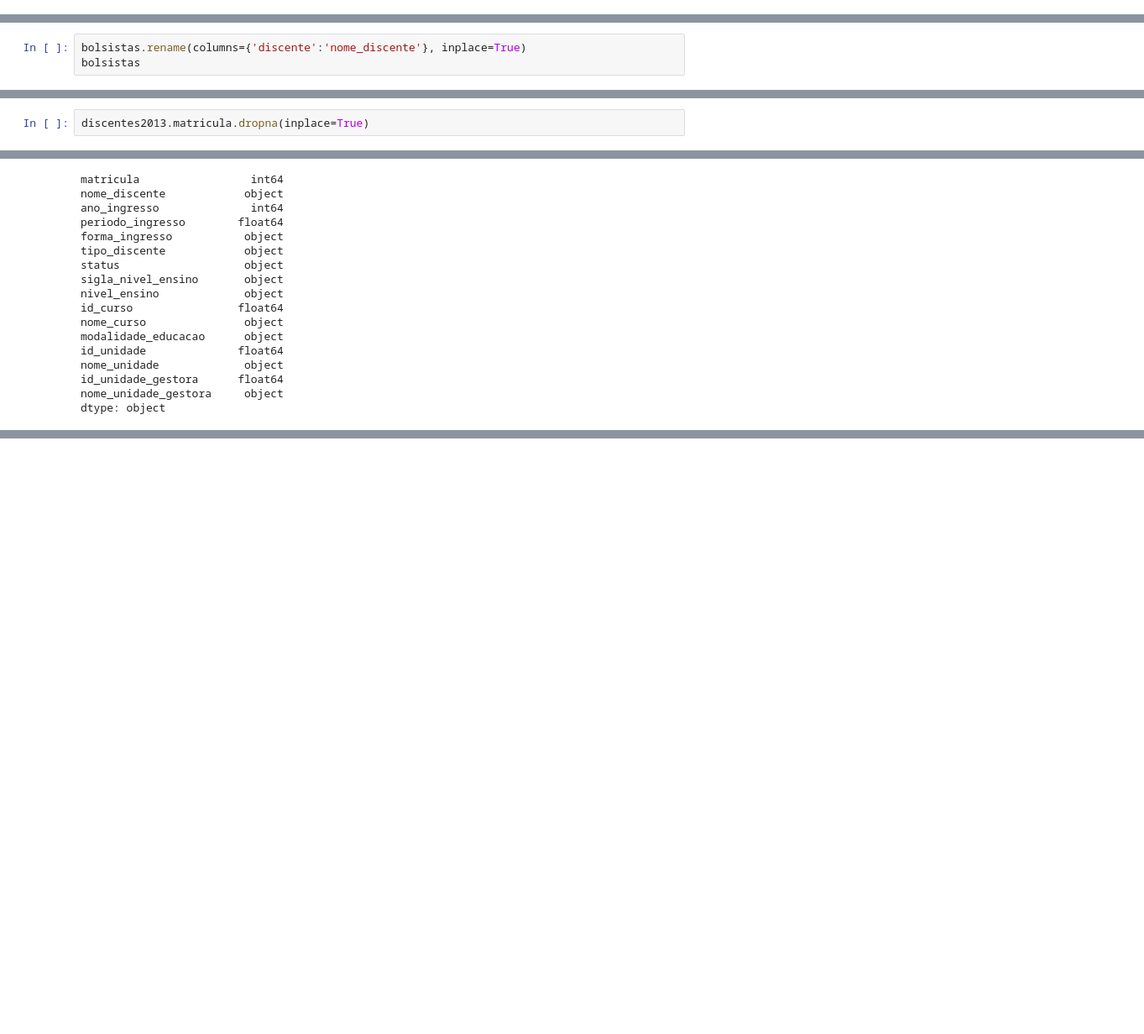
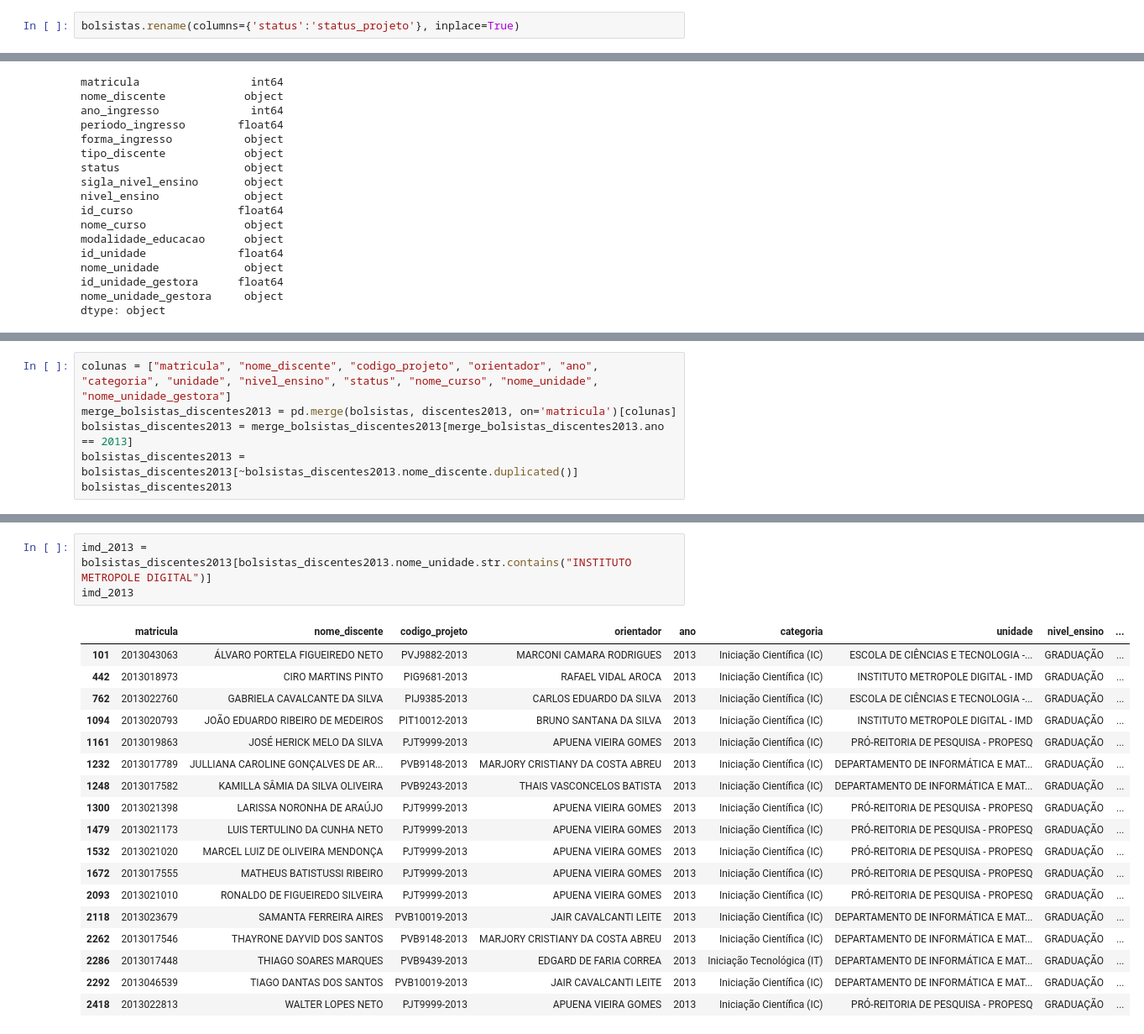
Before and after one commit to patysayonara/PROB_TRABALHO, a Jupyter notebook: Trabalho.ipynb, the cells around one changed output, grey strips where cells are left out. Shown at 84% size. Cells and saved outputs as stored; diff of their text form; blank space fills up the shorter version.

```diff
--- a/Trabalho.ipynb
+++ b/Trabalho.ipynb
@@ -28,3 +28,5 @@ bolsistas
 | 26710 | 536654 | 2010327302 | ZUILA MOURA CAVALCANTI | AS PRÁTICAS INTEGRATIVAS EM SAÚDE... | PID6336-2010 | 4918830 | 2010 | ... |
 | 26711 | 528145 | 2010074440 | ZULENE FELIPE DA SILVA | Estudo da formação e qualificação... | PVF4423-2010 | 17749708 | 2009 | ... |
 26712 rows × 21 columns
+# %%
+bolsistas.rename(columns={'status':'status_projeto'}, inplace=True)
@@ -32,6 +90,3 @@ bolsistas
 bolsistas.unidade[bolsistas.unidade == 'INSTITUTO METROPOLE DIGITAL - IMD'].count()
 # %% [output]
 119
-# %%
-bolsistas.rename(columns={'discente':'nome_discente'}, inplace=True)
-bolsistas
@@ -104,6 +160,4 @@ discentes2013
 | 21791 | 2.013108e+09 | ZULMAR JOFLI DOS SANTOS JÚNIOR | 2013 | 1.0 | SELEÇÃO DE PÓS-GRADUAÇÃO | REGULAR | CONCLUÍDO | ... |
 | 21792 | 2.013046e+09 | ZURYELL COSTA DUTRA | 2013 | 1.0 | VESTIBULAR | REGULAR | CONCLUÍDO | ... |
 21793 rows × 16 columns
-# %%
-discentes2013.matricula.dropna(inplace=True)
 # %%
@@ -354,0 +458,6 @@ colunas = ['matricula', 'nome_discente', 'codigo_projeto', 'ano', 'categoria', '
+# %%
+colunas = ["matricula", "nome_discente", "codigo_projeto", "orientador", "ano", "categoria", "unidade", "nivel_ensino", "status", "nome_curso", "nome_unidade", "nome_unidade_gestora"]
+merge_bolsistas_discentes2013 = pd.merge(bolsistas, discentes2013, on='matricula')[colunas]
+bolsistas_discentes2013 = merge_bolsistas_discentes2013[merge_bolsistas_discentes2013.ano == 2013]
+bolsistas_discentes2013 = bolsistas_discentes2013[~bolsistas_discentes2013.nome_discente.duplicated()]
+bolsistas_discentes2013
@@ -354,0 +558,22 @@ colunas = ['matricula', 'nome_discente', 'codigo_projeto', 'ano', 'categoria', '
+# %%
+imd_2013 = bolsistas_discentes2013[bolsistas_discentes2013.nome_unidade.str.contains("INSTITUTO METROPOLE DIGITAL")]
+imd_2013
+# %% [output]
+|  | matricula | nome_discente | codigo_projeto | orientador | ano | categoria | unidade | nivel_ensino | ... |
+| 101 | 2013043063 | ÁLVARO PORTELA FIGUEIREDO NETO | PVJ9882-2013 | MARCONI CAMARA RODRIGUES | 2013 | Iniciação Científica (IC) | ESCOLA DE CIÊNCIAS E TECNOLOGIA -... | GRADUAÇÃO | ... |
+| 442 | 2013018973 | CIRO MARTINS PINTO | PIG9681-2013 | RAFAEL VIDAL AROCA | 2013 | Iniciação Científica (IC) | INSTITUTO METROPOLE DIGITAL - IMD | GRADUAÇÃO | ... |
+| 762 | 2013022760 | GABRIELA CAVALCANTE DA SILVA | PIJ9385-2013 | CARLOS EDUARDO DA SILVA | 2013 | Iniciação Científica (IC) | ESCOLA DE CIÊNCIAS E TECNOLOGIA -... | GRADUAÇÃO | ... |
+| 1094 | 2013020793 | JOÃO EDUARDO RIBEIRO DE MEDEIROS | PIT10012-2013 | BRUNO SANTANA DA SILVA | 2013 | Iniciação Científica (IC) | INSTITUTO METROPOLE DIGITAL - IMD | GRADUAÇÃO | ... |
+| 1161 | 2013019863 | JOSÉ HERICK MELO DA SILVA | PJT9999-2013 | APUENA VIEIRA GOMES | 2013 | Iniciação Científica (IC) | PRÓ-REITORIA DE PESQUISA - PROPESQ | GRADUAÇÃO | ... |
+| 1232 | 2013017789 | JULLIANA CAROLINE GONÇALVES DE AR... | PVB9148-2013 | MARJORY CRISTIANY DA COSTA ABREU | 2013 | Iniciação Científica (IC) | DEPARTAMENTO DE INFORMÁTICA E MAT... | GRADUAÇÃO | ... |
+| 1248 | 2013017582 | KAMILLA SÂMIA DA SILVA OLIVEIRA | PVB9243-2013 | THAIS VASCONCELOS BATISTA | 2013 | Iniciação Científica (IC) | DEPARTAMENTO DE INFORMÁTICA E MAT... | GRADUAÇÃO | ... |
+| 1300 | 2013021398 | LARISSA NORONHA DE ARAÚJO | PJT9999-2013 | APUENA VIEIRA GOMES | 2013 | Iniciação Científica (IC) | PRÓ-REITORIA DE PESQUISA - PROPESQ | GRADUAÇÃO | ... |
+| 1479 | 2013021173 | LUIS TERTULINO DA CUNHA NETO | PJT9999-2013 | APUENA VIEIRA GOMES | 2013 | Iniciação Científica (IC) | PRÓ-REITORIA DE PESQUISA - PROPESQ | GRADUAÇÃO | ... |
+| 1532 | 2013021020 | MARCEL LUIZ DE OLIVEIRA MENDONÇA | PJT9999-2013 | APUENA VIEIRA GOMES | 2013 | Iniciação Científica (IC) | PRÓ-REITORIA DE PESQUISA - PROPESQ | GRADUAÇÃO | ... |
+| 1672 | 2013017555 | MATHEUS BATISTUSSI RIBEIRO | PJT9999-2013 | APUENA VIEIRA GOMES | 2013 | Iniciação Científica (IC) | PRÓ-REITORIA DE PESQUISA - PROPESQ | GRADUAÇÃO | ... |
+| 2093 | 2013021010 | RONALDO DE FIGUEIREDO SILVEIRA | PJT9999-2013 | APUENA VIEIRA GOMES | 2013 | Iniciação Científica (IC) | PRÓ-REITORIA DE PESQUISA - PROPESQ | GRADUAÇÃO | ... |
+| 2118 | 2013023679 | SAMANTA FERREIRA AIRES | PVB10019-2013 | JAIR CAVALCANTI LEITE | 2013 | Iniciação Científica (IC) | DEPARTAMENTO DE INFORMÁTICA E MAT... | GRADUAÇÃO | ... |
+| 2262 | 2013017546 | THAYRONE DAYVID DOS SANTOS | PVB9148-2013 | MARJORY CRISTIANY DA COSTA ABREU | 2013 | Iniciação Científica (IC) | DEPARTAMENTO DE INFORMÁTICA E MAT... | GRADUAÇÃO | ... |
+| 2286 | 2013017448 | THIAGO SOARES MARQUES | PVB9439-2013 | EDGARD DE FARIA CORREA | 2013 | Iniciação Tecnológica (IT) | DEPARTAMENTO DE INFORMÁTICA E MAT... | GRADUAÇÃO | ... |
+| 2292 | 2013046539 | TIAGO DANTAS DOS SANTOS | PVB10019-2013 | JAIR CAVALCANTI LEITE | 2013 | Iniciação Científica (IC) | DEPARTAMENTO DE INFORMÁTICA E MAT... | GRADUAÇÃO | ... |
+| 2418 | 2013022813 | WALTER LOPES NETO | PJT9999-2013 | APUENA VIEIRA GOMES | 2013 | Iniciação Científica (IC) | PRÓ-REITORIA DE PESQUISA - PROPESQ | GRADUAÇÃO | ... |
```
Also changed, not shown: parts of 25 cells of this notebook.
